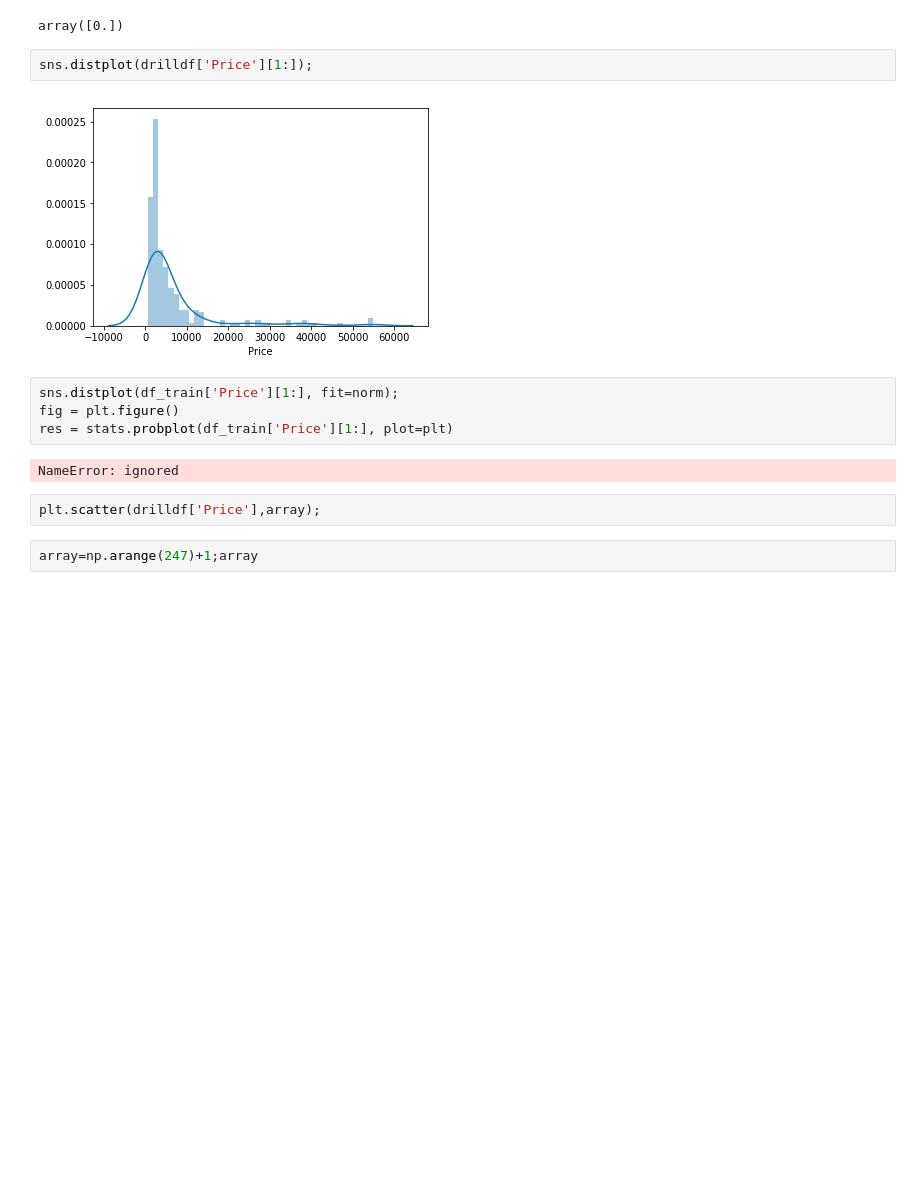
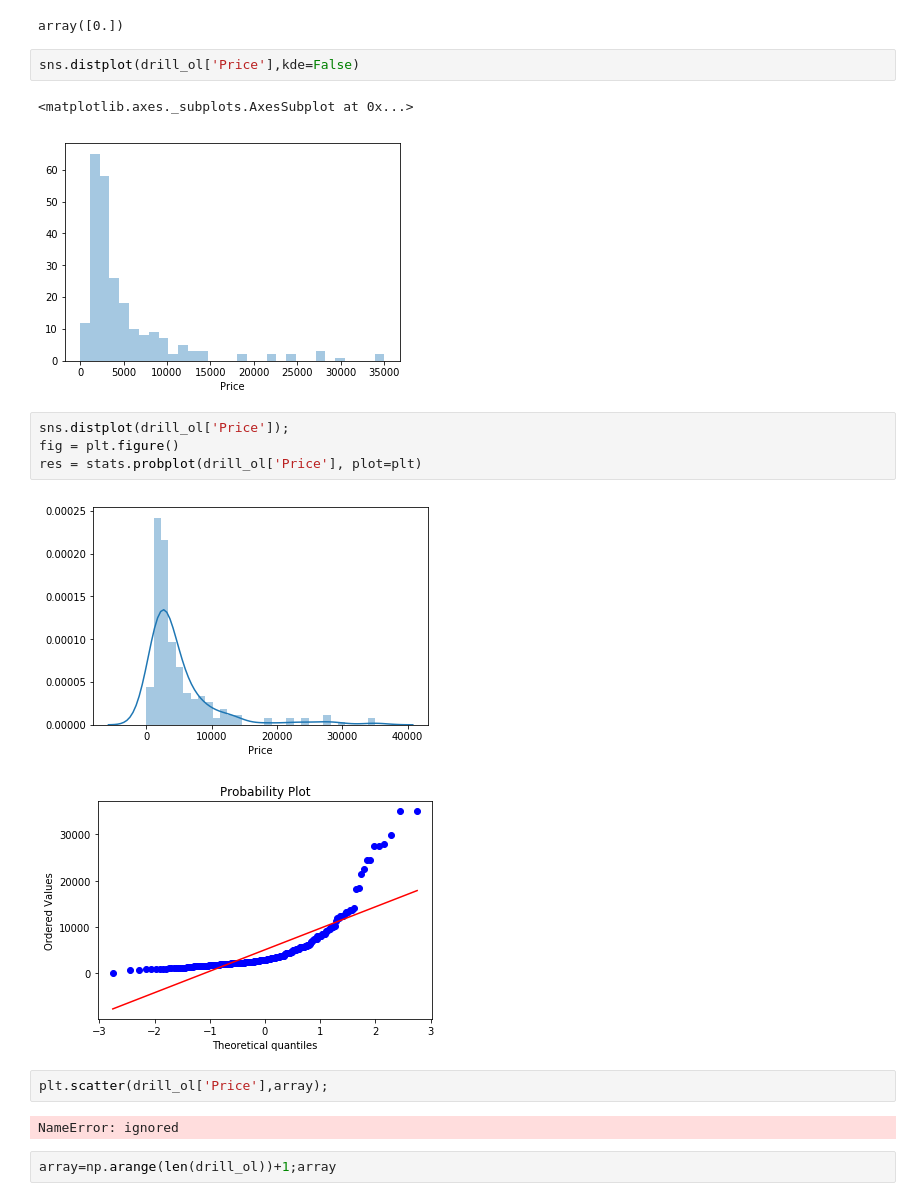
Before and after one commit to princeofpython/IndiaMart-Hackathon-2k19, a Jupyter notebook: phase1.ipynb, the cells around one changed output. Cells and saved outputs as stored; diff of their text form; blank space fills up the shorter version.

```diff
--- a/phase1.ipynb
+++ b/phase1.ipynb
@@ -322,16 +293,20 @@ aqw[1:2]
 # %% [output]
 array([0.])
 # %%
-sns.distplot(drilldf['Price'][1:]);
+sns.distplot(drill_ol['Price'],kde=False)
 # %% [output]
+<matplotlib.axes._subplots.AxesSubplot at 0x...>
-[figure, old version]
+[figure, new version]
 # %%
-sns.distplot(df_train['Price'][1:], fit=norm);
+sns.distplot(drill_ol['Price']);
 fig = plt.figure()
-res = stats.probplot(df_train['Price'][1:], plot=plt)
+res = stats.probplot(drill_ol['Price'], plot=plt)
 # %% [output]
-NameError: ignored
+[figure, added]
+[figure, added]
 # %%
-plt.scatter(drilldf['Price'],array);
+plt.scatter(drill_ol['Price'],array);
+# %% [output]
+NameError: ignored
 # %%
-array=np.arange(247)+1;array
+array=np.arange(len(drill_ol))+1;array
```
Also changed, not shown: parts of 29 cells of this notebook.
